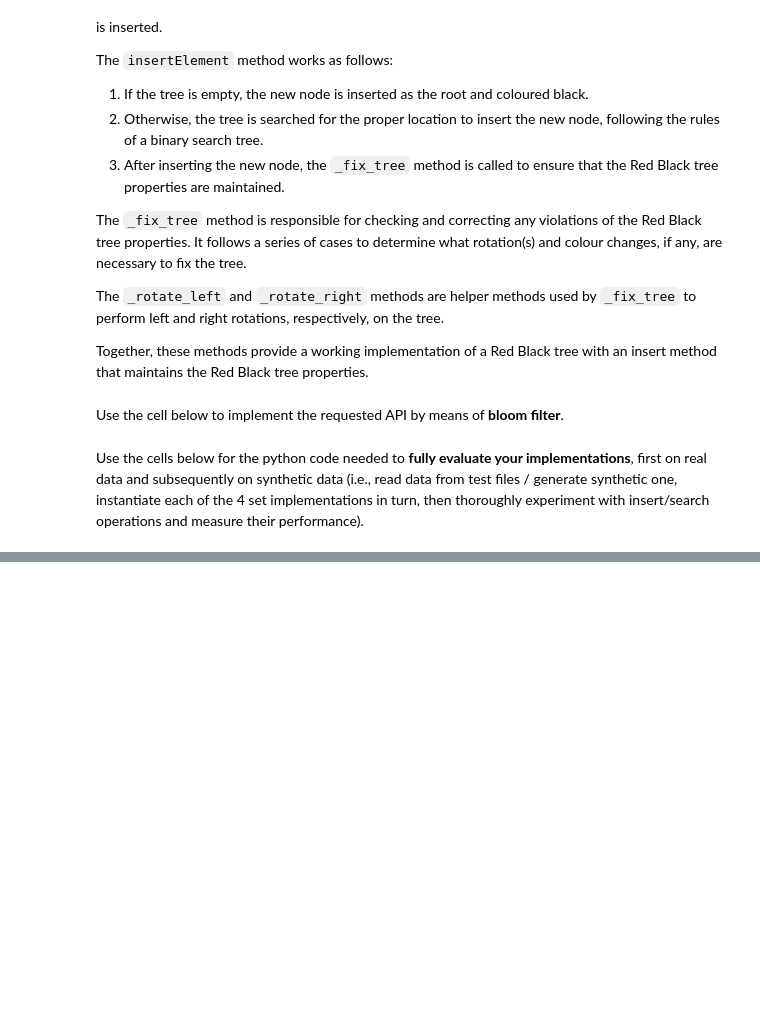
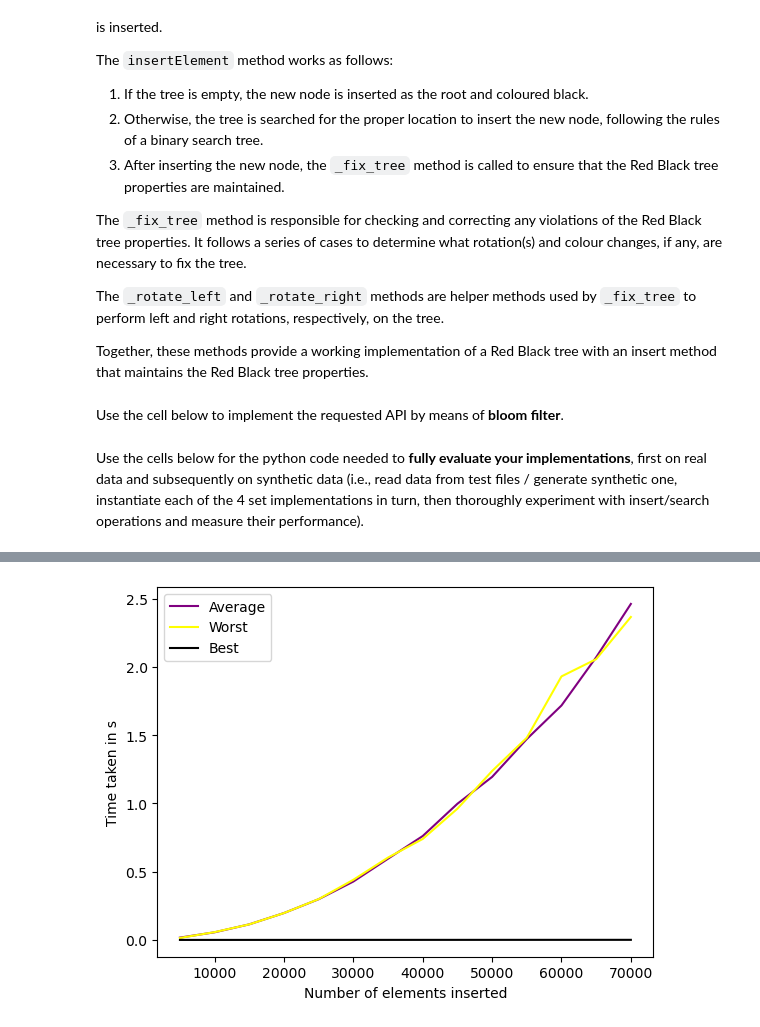
Before and after one commit to YulinCHEN-CS/Search-Algorithm, a Jupyter notebook: SetMembership.ipynb, the cells around one changed output, grey strips where cells are left out. Drawn from its saved outputs; the diff is of its cells as text; code cells hidden in the pictures; blank space fills up the shorter version.

Commit message:
added worst case sequential class

```diff
--- a/SetMembership.ipynb
+++ b/SetMembership.ipynb
@@ -626,0 +642,82 @@ inserting
+# %%
+class WorstCaseSeqTest(TestClass):
+    def __init__(self):
+        super().__init__()
+        self.sequential_worst = SequentialSearchSet()
+        self.sequential_best = SequentialSearchSet()
+
+    def insert_test(self, struct):
+        print("inserting")
+        if struct == "average":
+            for item in self.insert_data:
+                self.sequential.insertElement(item)
+        elif struct == "worst":
+            for item in self.insert_data:
+                self.sequential_worst.insertElement(item)
+        elif struct == "best":
+            self.sequential_best.insertElement(self.insert_data[0])
+        else:
+            raise Exception("Invalid data structure")
+
+    def search_test(self, struct):
+        print("searching")
+        if struct == "average":
+            for item in self.search_data:
+                self.sequential.searchElement(item)
+        elif struct == "worst":
+            for search in self.search_data:
+                if search in self.insert_data:
+                    self.search_data.remove(search)
+                    self.search_data + self.gen.generateData(1)
+                else:
+                    break
+            for item in self.search_data:
+                self.sequential_worst.searchElement(item)
+        elif struct == "best":
+            self.search_data = [self.insert_data[0]] * len(self.search_data)
+            for item in self.search_data:
+                self.sequential_best.searchElement(item)
+        else:
+            raise Exception("Invalid data structure")
+
+    def all_test(self, test_func = "search"):
+        average_times, worst_times, best_times = [], [], []
+        struct_types = ["average", "worst", "best"]
+
+        if self.test_type == "synthetic":
+            sizes = []
+            for i in range(1, 15):
+                sizes.append(5000 * i)
+            for size in sizes:
+                print("size: " + str(size))
+                self.sequential, self.sequential_worst, self.sequential_best = SequentialSearchSet(), SequentialSearchSet(), SequentialSearchSet() # reset structures
+                self.insert_data = self.gen.generateData(size)
+                self.search_data = self.gen.generateData(int(size/10))
+
+                if test_func.lower() == "search":
+                    for struct in struct_types:
+                        tim = timeit.timeit(stmt=lambda: self.search_test(struct), setup=lambda: self.insert_test(struct), number=1)
+                        if struct == "average":
+                            average_times.append(tim)
+                        elif struct == "worst":
+                            worst_times.append(tim)
+                        elif struct == "best":
+                            best_times.append(tim)
+                        else:
+                            raise Exception("Invalid data structure")
+                else:
+                    raise Exception("invalid test function")
+
+            plt.plot(sizes, average_times, color='purple', label="Average")
+            plt.plot(sizes, worst_times, color='yellow', label="Worst")
+            plt.plot(sizes, best_times, color='black', label="Best")
+
+            plt.xlabel("Number of elements inserted")
+            plt.ylabel("Time taken in s")
+            plt.legend()
+            plt.show()
+
+
+te = WorstCaseSeqTest()
+te.all_test("search")
+# %% [output]
@@ -627,3 +741,4 @@ inserting
+[figure, added]
 # %%
 import timeit
 
```
Also changed, not shown: parts of 3 cells of this notebook.
